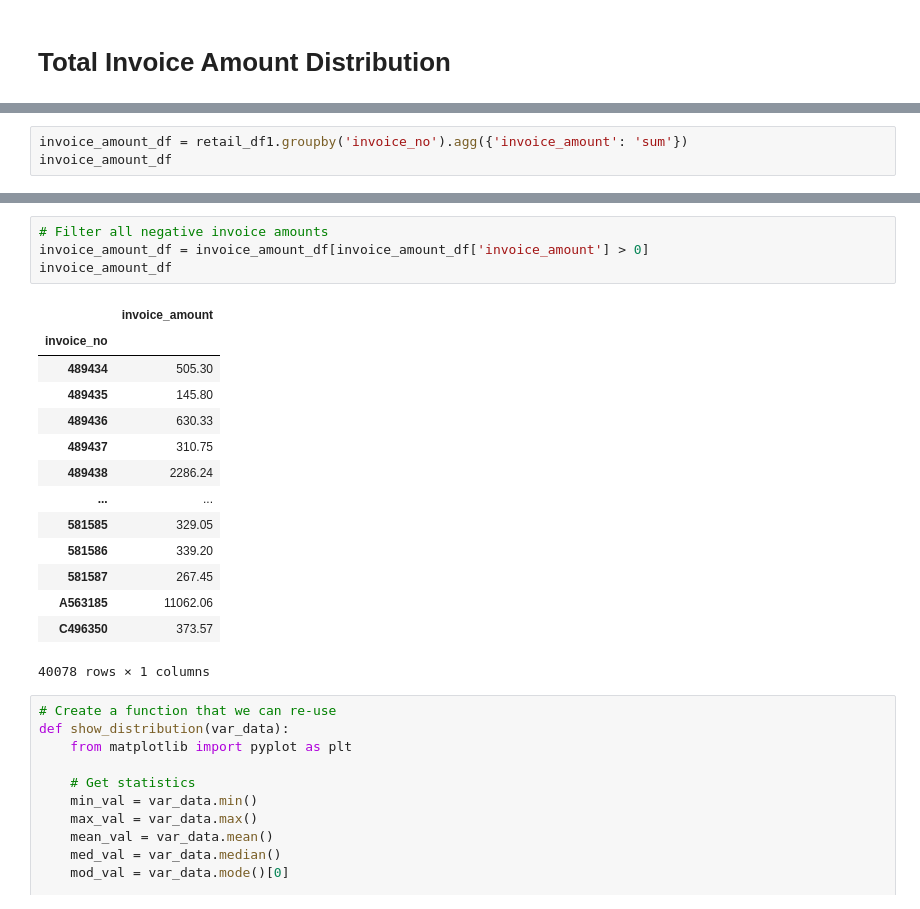
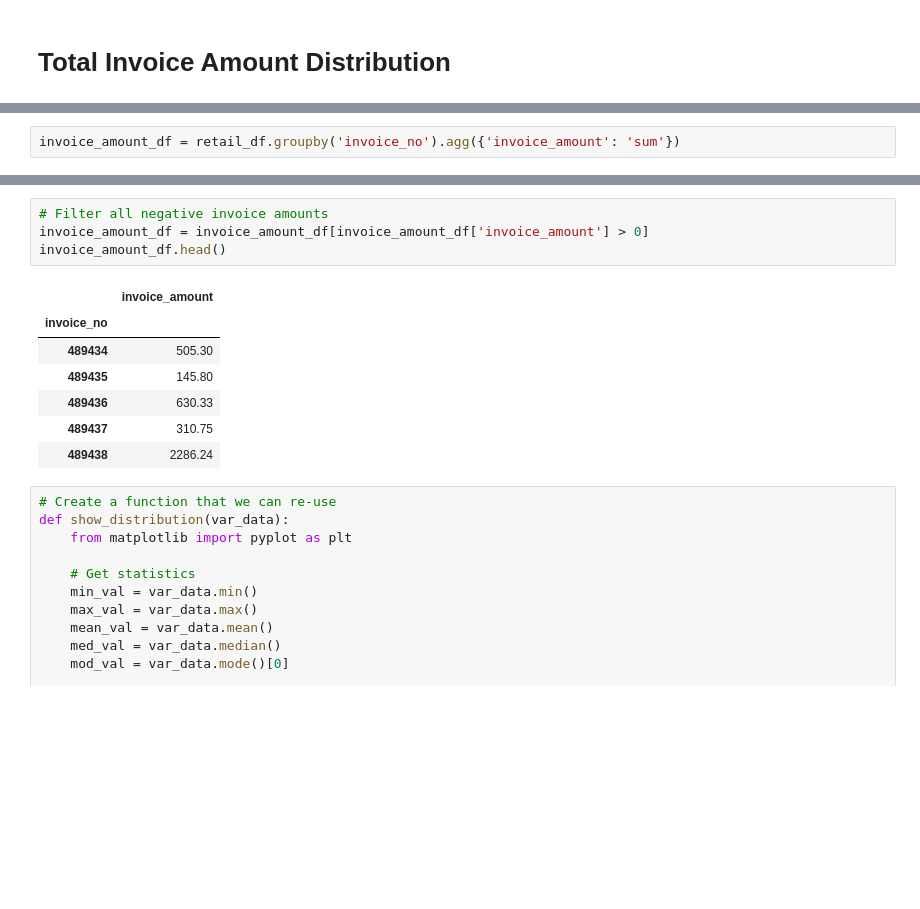
Before and after one commit to jarviscanada/jarvis_data_eng_SowonHam, a Jupyter notebook: python_data_analytics/retail_data_analytics_wrangling.ipynb, the cells around one changed output, grey strips where cells are left out. Saved outputs shown, nothing was run; the diff lists cells and outputs as text; blank space fills up the shorter version.

```diff
--- a/python_data_analytics/retail_data_analytics_wrangling.ipynb
+++ b/python_data_analytics/retail_data_analytics_wrangling.ipynb
@@ -215,5 +180,4 @@ retail_df1.head()
 | 3 | 489434 | 22041 | RECORD FRAME 7" SINGLE SIZE | 48 | 2009-12-01 07:45:00 | 2.10 | 13085.0 | United Kingdom | ... |
 | 4 | 489434 | 21232 | STRAWBERRY CERAMIC TRINKET BOX | 24 | 2009-12-01 07:45:00 | 1.25 | 13085.0 | United Kingdom | ... |
 # %%
-invoice_amount_df = retail_df1.groupby('invoice_no').agg({'invoice_amount': 'sum'})
-invoice_amount_df
+invoice_amount_df = retail_df.groupby('invoice_no').agg({'invoice_amount': 'sum'})
@@ -235,22 +184,15 @@ invoice_amount_df
 # %%
 # Filter all negative invoice amounts
 invoice_amount_df = invoice_amount_df[invoice_amount_df['invoice_amount'] > 0]
-invoice_amount_df
+invoice_amount_df.head()
 # %% [output]
 |  | invoice_amount |
 | invoice_no |  |
 | 489434 | 505.30 |
 | 489435 | 145.80 |
 | 489436 | 630.33 |
 | 489437 | 310.75 |
 | 489438 | 2286.24 |
-| ... | ... |
-| 581585 | 329.05 |
-| 581586 | 339.20 |
-| 581587 | 267.45 |
-| A563185 | 11062.06 |
-| C496350 | 373.57 |
-40078 rows × 1 columns
 # %%
 # Create a function that we can re-use
 def show_distribution(var_data):
```
Also changed, not shown: parts of 102 cells of this notebook, 1 other file.
